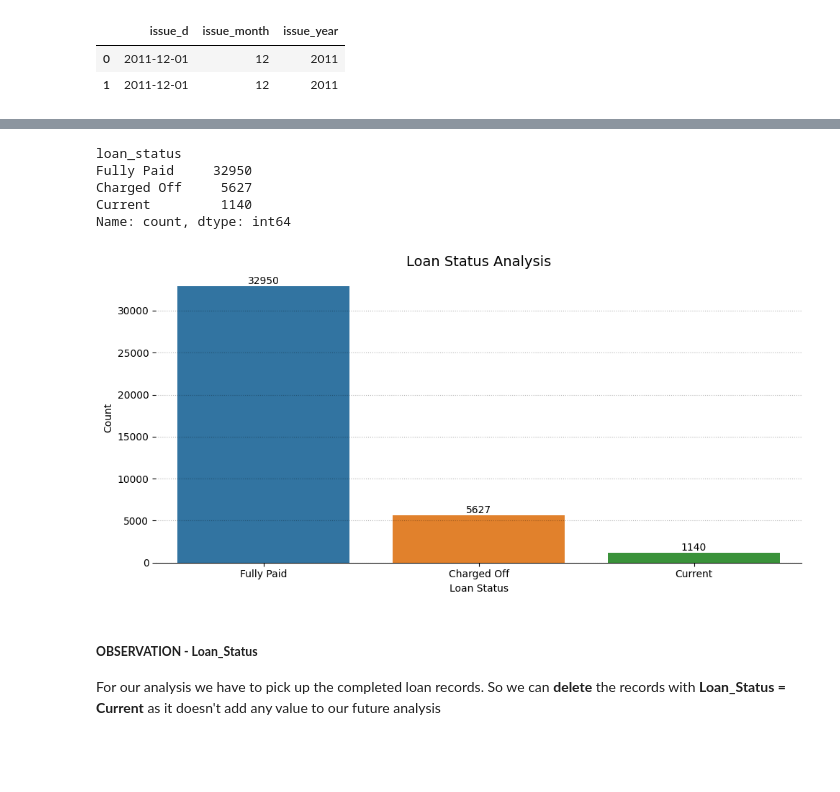
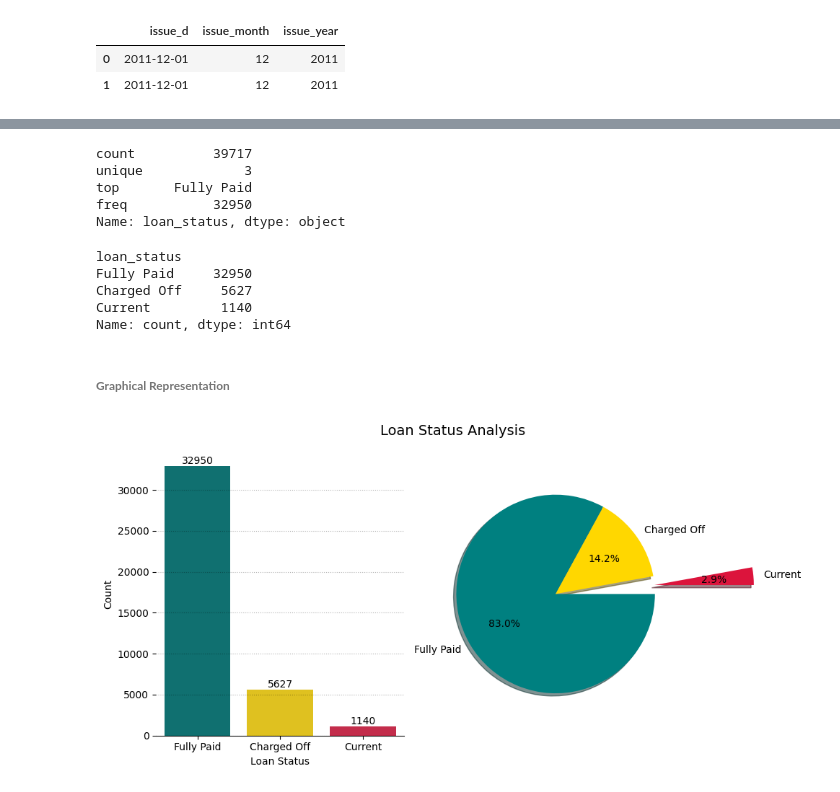
Before and after one commit to Theveetha/LendingClub_EDA_CaseStudy, a Jupyter notebook: LendingClub_EDA.ipynb, the cells around one changed output, grey strips where cells are left out. Saved outputs shown, nothing was run; the diff lists cells and outputs as text; code cells hidden in the pictures; blank space fills up the shorter version.

```diff
--- a/LendingClub_EDA.ipynb
+++ b/LendingClub_EDA.ipynb
@@ -51,0 +101,9 @@ data.head()
+# %%
+# Function for pieplot
+def pieplot(data,cols,axes,explode):
+  # Calculate proportions for Target
+  target_counts = data.groupby(cols).size().sort_values(ascending=False)
+  status_labels = target_counts.index.tolist()
+  # Pieplot
+  axes.pie(target_counts,labels=status_labels,autopct='%0.1f%%',colors=colors,shadow=True,counterclock=False
+          ,explode=explode)
@@ -486,0 +549,3 @@ Sample Data with derived columns:
+# %%
+data.drop(columns='issue_d',inplace=True)
+print(f"Post cleanup there are {data.shape[1]} columns present in our dataframe")
@@ -486,0 +556,4 @@ Sample Data with derived columns:
+# %%
+data['emp_length'].replace(to_replace='< 1 year', value='0', inplace=True, regex=True)
+data['emp_length'].replace(to_replace='[^0-9]+', value='', inplace=True, regex=True)
+data['emp_length'].unique()
@@ -496,3 +596,11 @@ This column provides us information on the loan's status
+# %%
+data['loan_status'].describe()
+# %% [output]
+count          39717
+unique             3
+top       Fully Paid
+freq           32950
+Name: loan_status, dtype: object
 # %%
 data['loan_status'].value_counts()
 # %% [output]
@@ -501,21 +609,25 @@ Fully Paid     32950
 Charged Off     5627
 Current         1140
 Name: count, dtype: int64
-# %%
-fig = plt.figure(figsize=(10,5))
-viz = sns.countplot(data=data, x='loan_status', hue='loan_status')
-for containers in viz.containers:
-    viz.bar_label(containers)
-viz.set_xlabel('Loan Status')
-viz.set_ylabel('Count')
-viz.grid(axis='y', linestyle=':', color='black', alpha=0.3)
-section(viz)
-
-plt.title('Loan Status Analysis', fontsize=14)
-plt.tight_layout()
-plt.show()
-# %% [output]
-[figure, removed]
-# %% [markdown]
-##### **OBSERVATION - Loan_Status**
-For our analysis we have to pick up the completed loan records. So we can **delete** the records with **Loan_Status = Current** as it doesn't add any value to our future analysis
+# %% [markdown]
+###### **Graphical Representation**
+# %%
+fig, axes = plt.subplots(nrows=1,ncols=2,figsize=(10,5))
+
+axes = axes.flatten()
+
+colors = ['teal','gold','crimson']
+# Count Plot
+viz = countplot(axes=axes[0],data=data,x_column='loan_status',hue_labels='loan_status',palette=colors)
+axes[0].set_xlabel('Loan Status')
+
+cols = ['loan_status']
+explode = [0,0,1]
+# Pieplot
+pieplot(data=data,cols=cols,axes=axes[1],explode=explode)
+
+plt.suptitle('Loan Status Analysis', fontsize=14)
+plt.tight_layout()
+plt.show()
+# %% [output]
+[figure, added]
```
Also changed, not shown: parts of 47 cells of this notebook.
